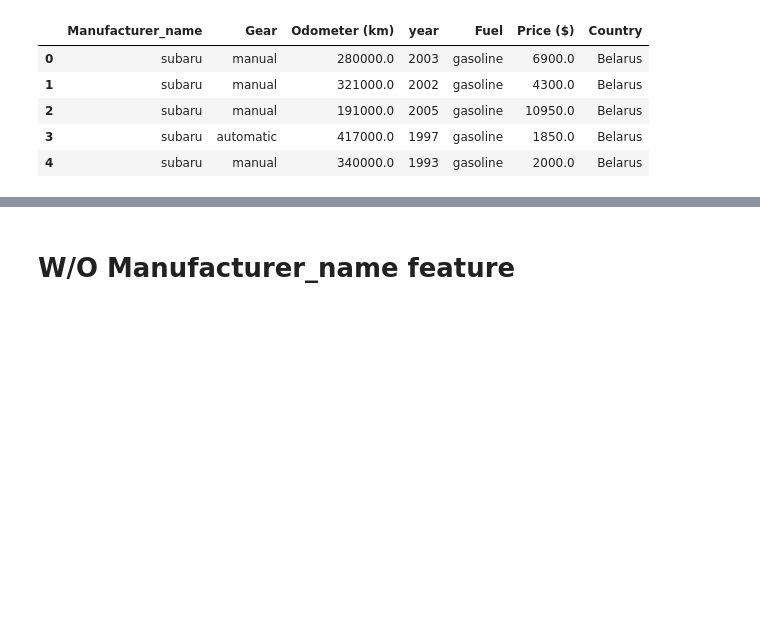
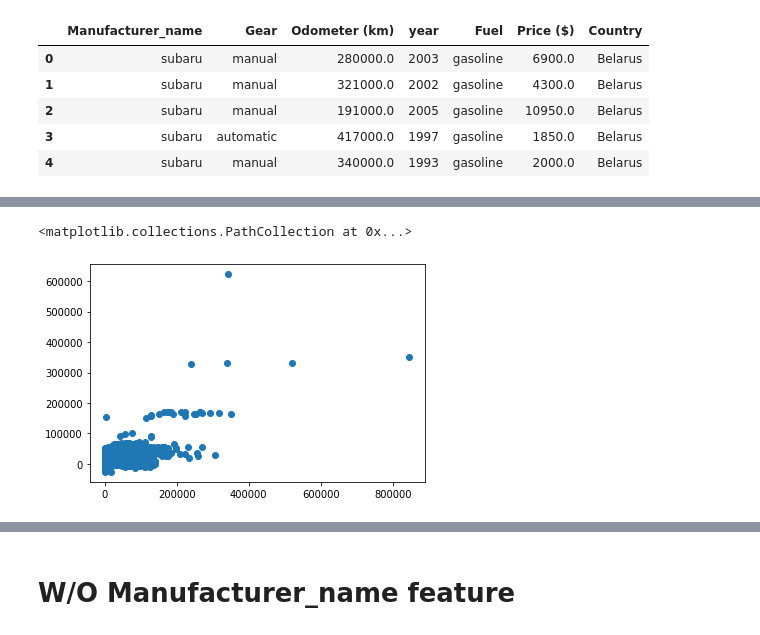
Before and after one commit to adithya36/Used_Cars_Price_Prediction, a Jupyter notebook: modelling.ipynb, the cells around one changed output, grey strips where cells are left out. Saved outputs shown, nothing was run; the diff lists cells and outputs as text; code cells hidden in the pictures; blank space fills up the shorter version.

```diff
--- a/modelling.ipynb
+++ b/modelling.ipynb
@@ -160,0 +240,7 @@ df.head()
+# %%
+scaler = StandardScaler()
+scal_X1_train = pd.DataFrame(scaler.fit_transform(X1_train), columns = X1_train.columns)
+scal_X1_test = pd.DataFrame(scaler.fit_transform(X1_test), columns = X1_test.columns)
+# %%
+lr = LinearRegression()
+lr.fit(scal_X1_train, y1_train)
@@ -160,0 +265,7 @@ df.head()
+# %%
+predictions = lr.predict(scal_X1_test)
+
+plt.scatter(y1_test, predictions)
+# %% [output]
+<matplotlib.collections.PathCollection at 0x...>
+[figure, added]
```
Also changed, not shown: parts of 121 cells of this notebook.
